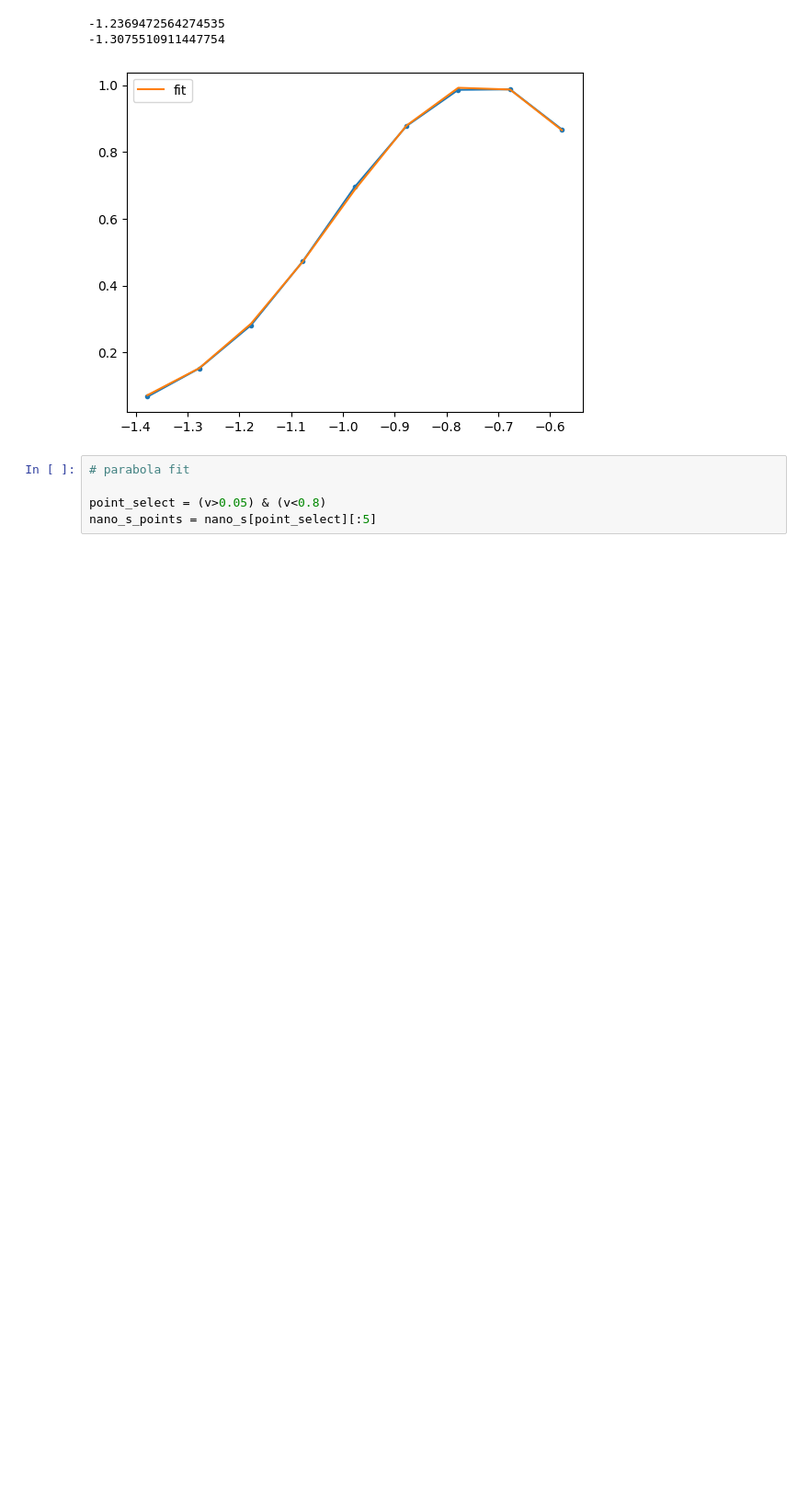
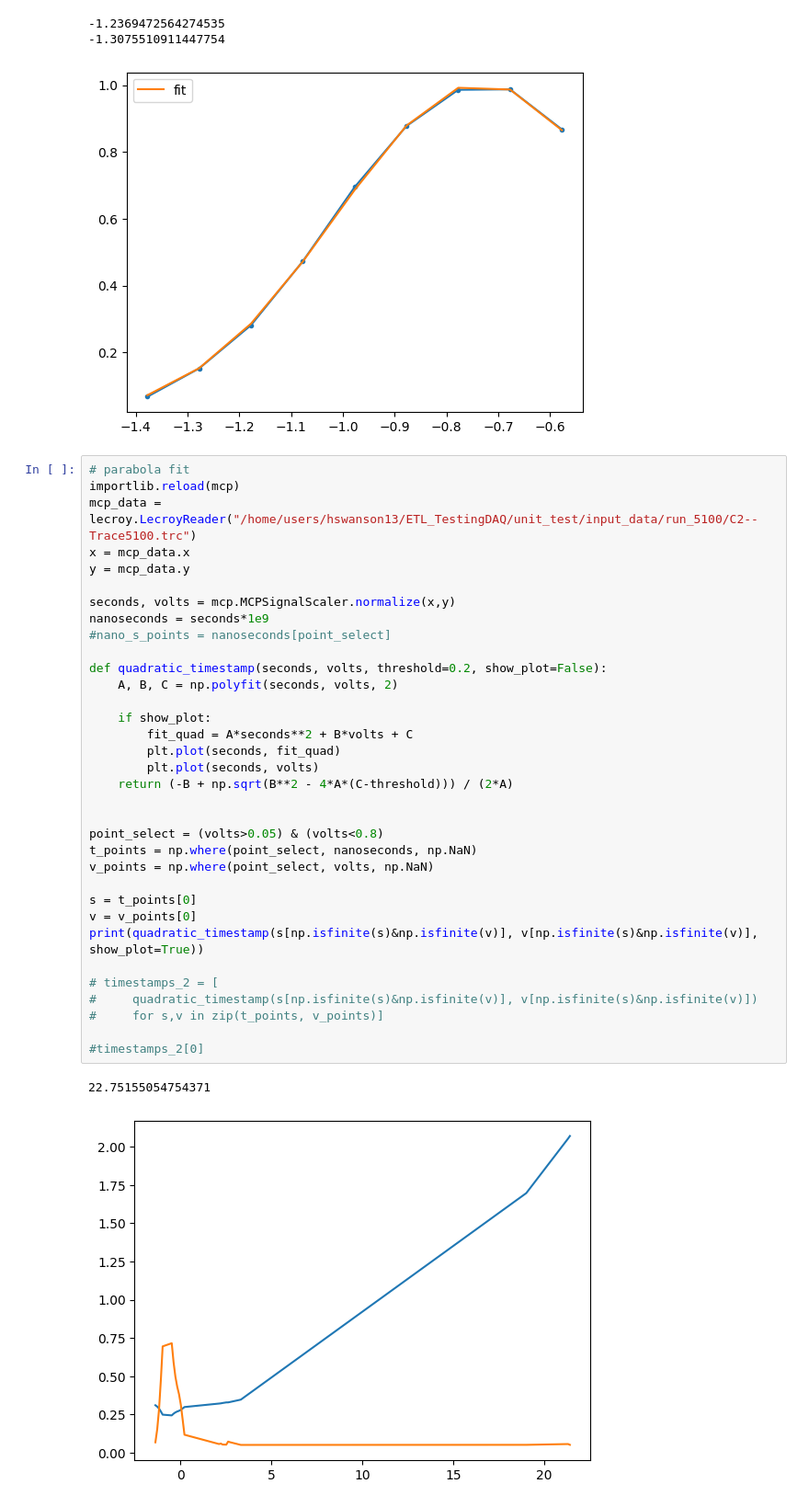
Before and after one commit to leonardolanteri/ETL_TestingDAQ, a Jupyter notebook: notebooks/mcp_manual_fitter.ipynb, the cells around one changed output. Shown at 92% size. Drawn from its saved outputs; the diff is of its cells as text; blank space fills up the shorter version.

```diff
--- a/notebooks/mcp_manual_fitter.ipynb
+++ b/notebooks/mcp_manual_fitter.ipynb
@@ -336,8 +336,40 @@ timestamps = [gauss_timestamp(s*1e9, v) for s,v in zip(seconds,volts)]
 -1.2369472564274535
 -1.3075510911447754
 [figure]
-# %%
-# parabola fit
-
-point_select = (v>0.05) & (v<0.8)
-nano_s_points = nano_s[point_select][:5]
+# %%
+# parabola fit
+importlib.reload(mcp)
+mcp_data = lecroy.LecroyReader("/home/users/hswanson13/ETL_TestingDAQ/unit_test/input_data/run_5100/C2--Trace5100.trc")
+x = mcp_data.x
+y = mcp_data.y
+
+seconds, volts = mcp.MCPSignalScaler.normalize(x,y)
+nanoseconds = seconds*1e9
+#nano_s_points = nanoseconds[point_select]
+
+def quadratic_timestamp(seconds, volts, threshold=0.2, show_plot=False):
+    A, B, C = np.polyfit(seconds, volts, 2)
+
+    if show_plot:
+        fit_quad = A*seconds**2 + B*volts + C
+        plt.plot(seconds, fit_quad)
+        plt.plot(seconds, volts)
+    return (-B + np.sqrt(B**2 - 4*A*(C-threshold))) / (2*A)
+
+
+point_select = (volts>0.05) & (volts<0.8)
+t_points = np.where(point_select, nanoseconds, np.NaN)
+v_points = np.where(point_select, volts, np.NaN)
+
+s = t_points[0]
+v = v_points[0]
+print(quadratic_timestamp(s[np.isfinite(s)&np.isfinite(v)], v[np.isfinite(s)&np.isfinite(v)], show_plot=True))
+
+# timestamps_2 = [
+#     quadratic_timestamp(s[np.isfinite(s)&np.isfinite(v)], v[np.isfinite(s)&np.isfinite(v)])
+#     for s,v in zip(t_points, v_points)]
+
+#timestamps_2[0]
+# %% [output]
+22.75155054754371
+[figure, added]
```
